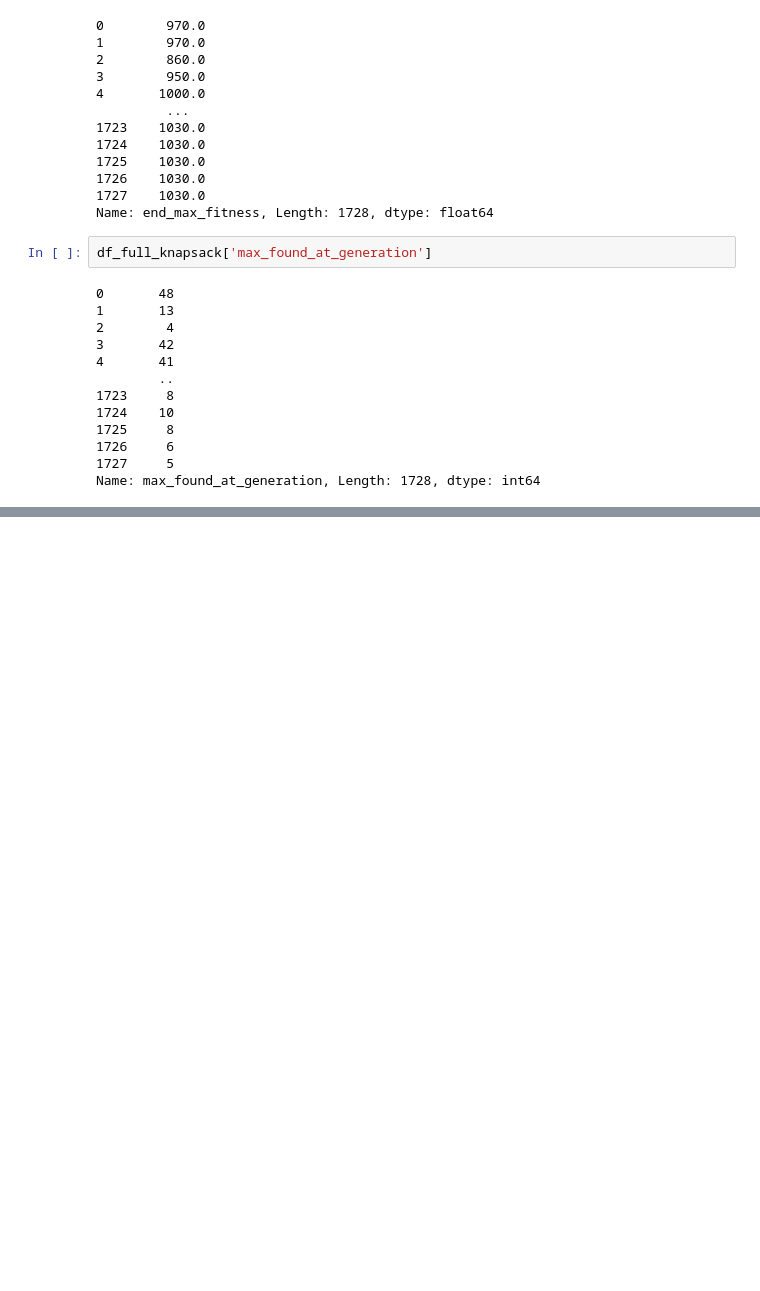
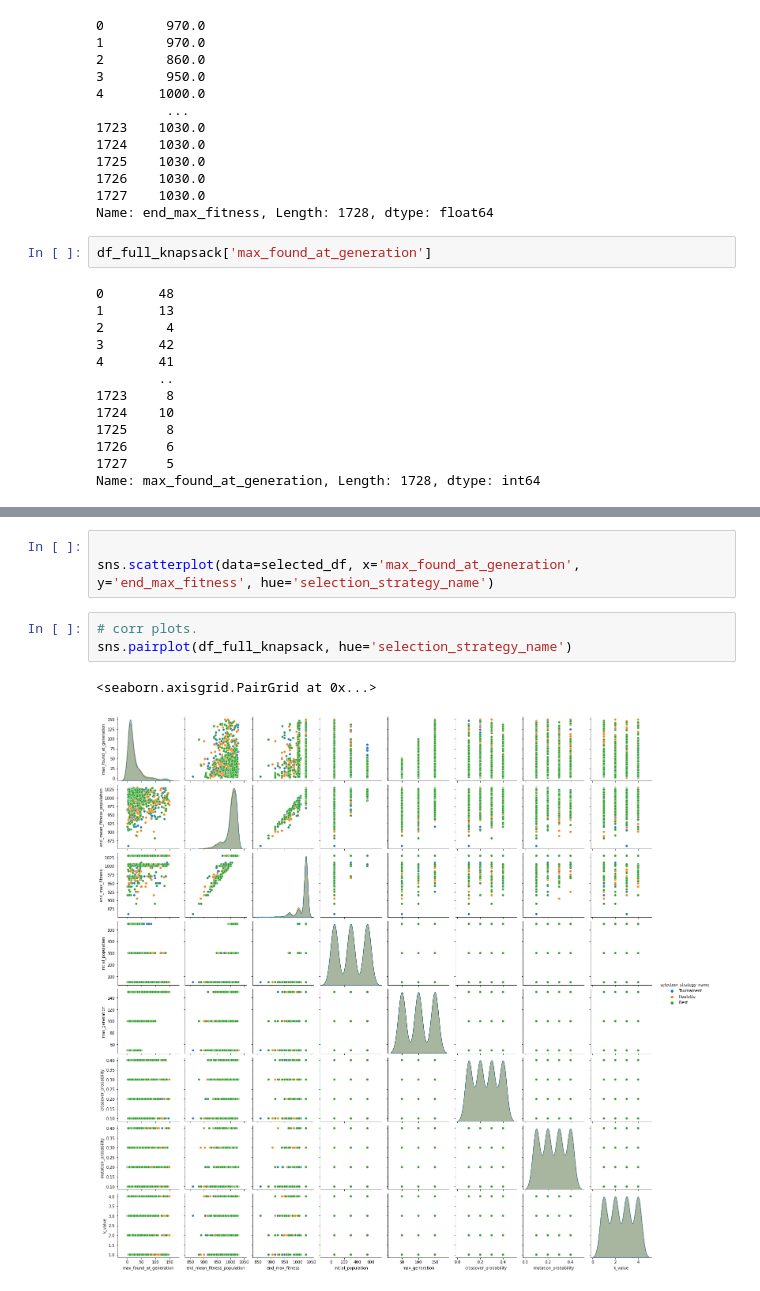
Before and after one commit to NeneWang/genetic-algorithms-exploration-2, a Jupyter notebook: streamlit/knapsack_analysis.ipynb, the cells around one changed output, grey strips where cells are left out. Cells and saved outputs as stored; diff of their text form; blank space fills up the shorter version.

```diff
--- a/streamlit/knapsack_analysis.ipynb
+++ b/streamlit/knapsack_analysis.ipynb
@@ -92,0 +109,9 @@ Name: max_found_at_generation, Length: 1728, dtype: int64
+# %%
+
+sns.scatterplot(data=selected_df, x='max_found_at_generation', y='end_max_fitness', hue='selection_strategy_name')
+# %%
+# corr plots.
+sns.pairplot(df_full_knapsack, hue='selection_strategy_name')
+# %% [output]
+<seaborn.axisgrid.PairGrid at 0x...>
+[figure, added]
```
Also changed, not shown: parts of 16 cells of this notebook, 6 other files.
